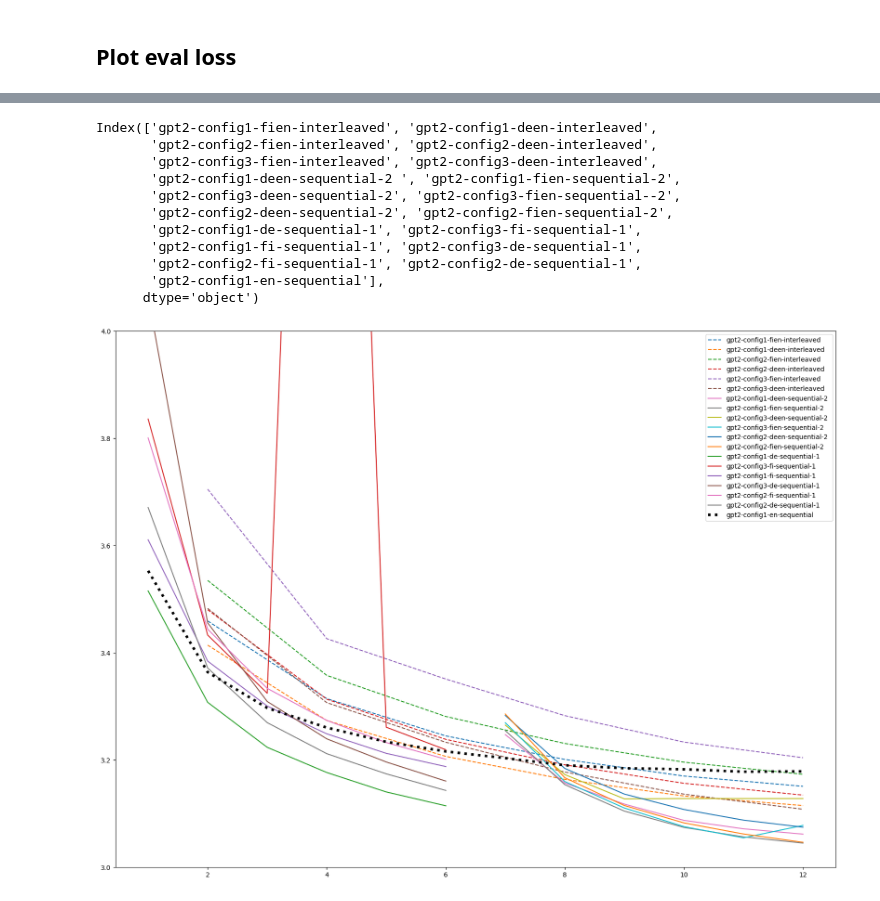
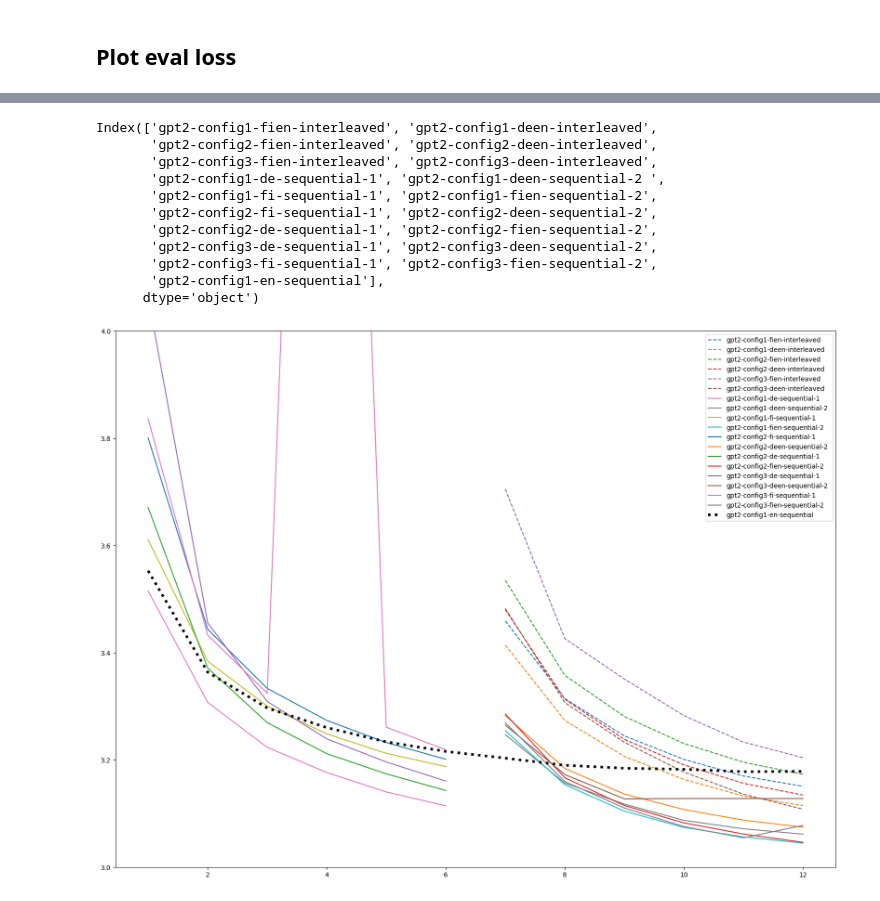
Before and after one commit to iconstantinescu/lm-critical-period, a Jupyter notebook: plots/plot_logs.ipynb, the cells around one changed output, grey strips where cells are left out. Drawn from its saved outputs; the diff is of its cells as text; code cells hidden in the pictures.

Commit message:
New plots

```diff
--- a/plots/plot_logs.ipynb
+++ b/plots/plot_logs.ipynb
@@ -8,7 +8,8 @@ import numpy as np
 # %%
 # Read the data
 
-filename = 'gpt2_eval_clean.csv'
+model = 'gpt2'
+filename = f'{model}_eval_clean.csv'
 eval_losses = pd.read_csv(filename)
 eval_losses
 # %% [output]
@@ -32,32 +33,32 @@ print(eval_losses.columns[1:])
 Index(['gpt2-config1-fien-interleaved', 'gpt2-config1-deen-interleaved',
        'gpt2-config2-fien-interleaved', 'gpt2-config2-deen-interleaved',
        'gpt2-config3-fien-interleaved', 'gpt2-config3-deen-interleaved',
-       'gpt2-config1-deen-sequential-2 ', 'gpt2-config1-fien-sequential-2',
-       'gpt2-config3-deen-sequential-2', 'gpt2-config3-fien-sequential--2',
-       'gpt2-config2-deen-sequential-2', 'gpt2-config2-fien-sequential-2',
-       'gpt2-config1-de-sequential-1', 'gpt2-config3-fi-sequential-1',
-       'gpt2-config1-fi-sequential-1', 'gpt2-config3-de-sequential-1',
-       'gpt2-config2-fi-sequential-1', 'gpt2-config2-de-sequential-1',
+       'gpt2-config1-de-sequential-1', 'gpt2-config1-deen-sequential-2 ',
+       'gpt2-config1-fi-sequential-1', 'gpt2-config1-fien-sequential-2',
+       'gpt2-config2-fi-sequential-1', 'gpt2-config2-deen-sequential-2',
+       'gpt2-config2-de-sequential-1', 'gpt2-config2-fien-sequential-2',
+       'gpt2-config3-de-sequential-1', 'gpt2-config3-deen-sequential-2',
+       'gpt2-config3-fi-sequential-1', 'gpt2-config3-fien-sequential-2',
        'gpt2-config1-en-sequential'],
       dtype='object')
 # %%
 # Plot the data
 
 x = [1,2,3,4,5,6,7,8,9,10,11,12]
 
 plt.figure(figsize=(20,15))
 
 for column in eval_losses.columns[1:7]:
-    plt.plot(x, eval_losses[column].interpolate(), linestyle = 'dashed', label = column)
+    plt.plot(x, eval_losses[column], linestyle = 'dashed', label = column)
 
 for column in eval_losses.columns[7:-1]:
     plt.plot(x, eval_losses[column], label = column)
 
 
-plt.plot(x, eval_losses['gpt2-config1-en-sequential'], linestyle = 'dotted', linewidth=4, color = 'black', label = 'gpt2-config1-en-sequential')
+plt.plot(x, eval_losses[f'{model}-config1-en-sequential'], linestyle = 'dotted', linewidth=4, color = 'black', label = f'{model}-config1-en-sequential')
 
 plt.ylim((3,4))
 plt.legend()
 plt.show()
 # %% [output]
-[figure, old version]
+[figure, new version]
```
Also changed, not shown: parts of 4 cells of this notebook, 2 other files.
